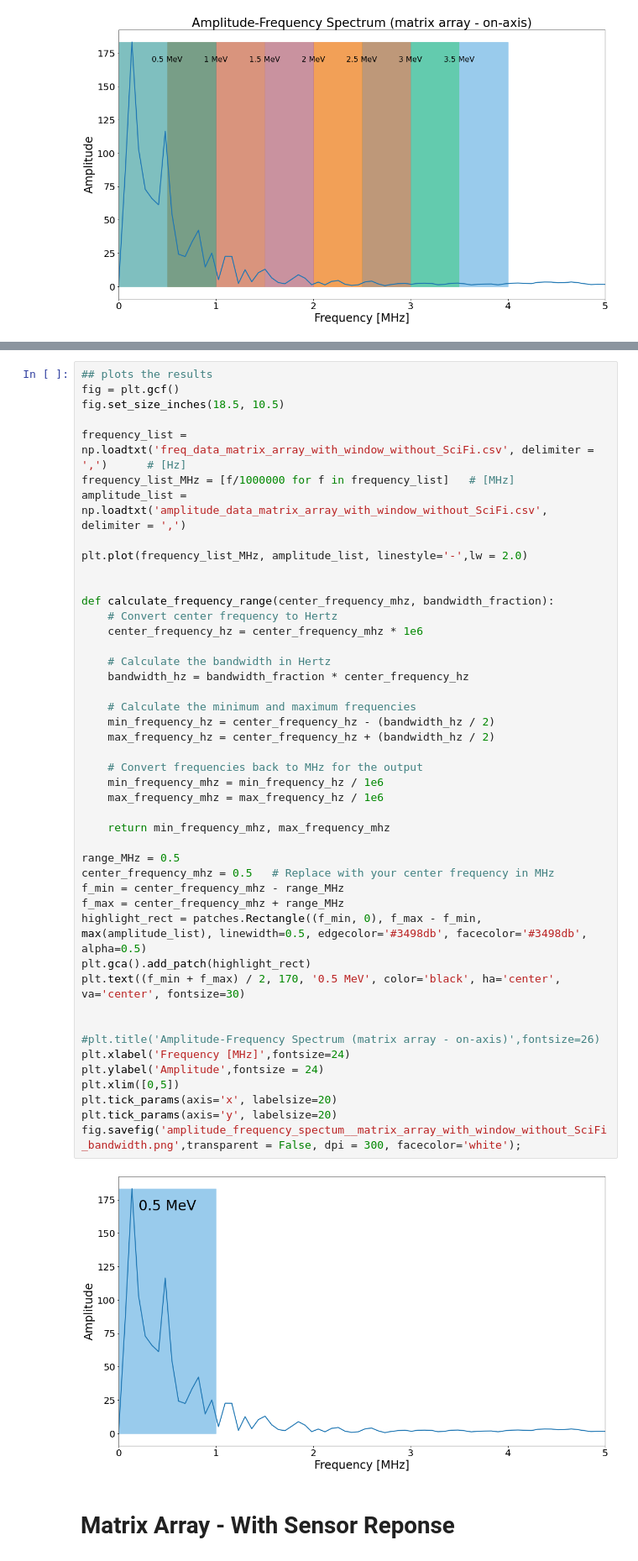
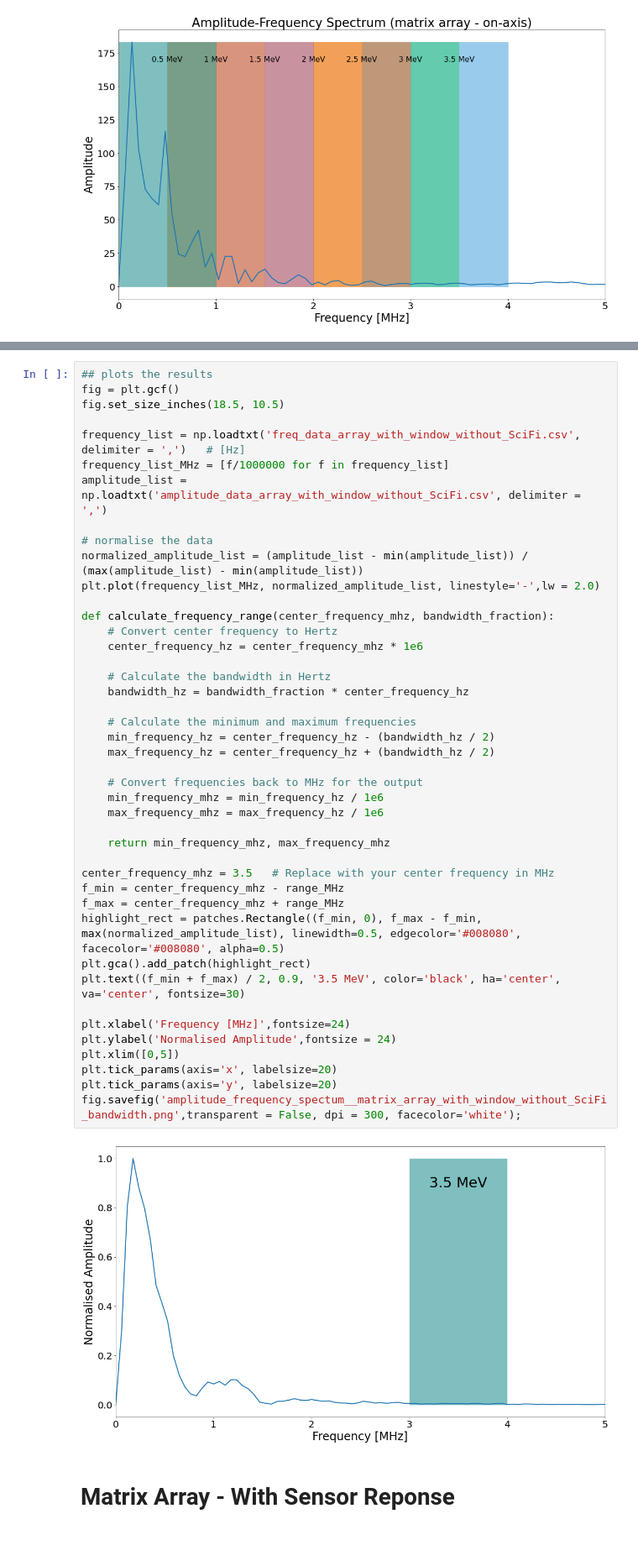
Before and after one commit to mariamaxouti/Varying_CenterFrequency, a Jupyter notebook: Matrix_OnAxis/Analysis/Analysis.ipynb, the cells around one changed output, grey strips where cells are left out. Shown at 84% size. Saved outputs shown, nothing was run; the diff lists cells and outputs as text.

Commit message:
Smooth frequency spectrum

```diff
--- a/Matrix_OnAxis/Analysis/Analysis.ipynb
+++ b/Matrix_OnAxis/Analysis/Analysis.ipynb
@@ -280,48 +368,46 @@ fig.savefig('amplitude_frequency_spectum__matrix_array_with_window_without_SciFi
 fig = plt.gcf()
 fig.set_size_inches(18.5, 10.5)
 
-frequency_list = np.loadtxt('freq_data_matrix_array_with_window_without_SciFi.csv', delimiter = ',')      # [Hz]
-frequency_list_MHz = [f/1000000 for f in frequency_list]   # [MHz]
-amplitude_list = np.loadtxt('amplitude_data_matrix_array_with_window_without_SciFi.csv', delimiter = ',')
+frequency_list = np.loadtxt('freq_data_array_with_window_without_SciFi.csv', delimiter = ',')   # [Hz]
+frequency_list_MHz = [f/1000000 for f in frequency_list]
+amplitude_list = np.loadtxt('amplitude_data_array_with_window_without_SciFi.csv', delimiter = ',')
 
-plt.plot(frequency_list_MHz, amplitude_list, linestyle='-',lw = 2.0)
-
+# normalise the data
+normalized_amplitude_list = (amplitude_list - min(amplitude_list)) / (max(amplitude_list) - min(amplitude_list))
+plt.plot(frequency_list_MHz, normalized_amplitude_list, linestyle='-',lw = 2.0)
 
 def calculate_frequency_range(center_frequency_mhz, bandwidth_fraction):
     # Convert center frequency to Hertz
     center_frequency_hz = center_frequency_mhz * 1e6
 
     # Calculate the bandwidth in Hertz
     bandwidth_hz = bandwidth_fraction * center_frequency_hz
 
     # Calculate the minimum and maximum frequencies
     min_frequency_hz = center_frequency_hz - (bandwidth_hz / 2)
     max_frequency_hz = center_frequency_hz + (bandwidth_hz / 2)
 
     # Convert frequencies back to MHz for the output
     min_frequency_mhz = min_frequency_hz / 1e6
     max_frequency_mhz = max_frequency_hz / 1e6
 
     return min_frequency_mhz, max_frequency_mhz
 
-range_MHz = 0.5
-center_frequency_mhz = 0.5   # Replace with your center frequency in MHz
+center_frequency_mhz = 3.5   # Replace with your center frequency in MHz
 f_min = center_frequency_mhz - range_MHz
 f_max = center_frequency_mhz + range_MHz
-highlight_rect = patches.Rectangle((f_min, 0), f_max - f_min, max(amplitude_list), linewidth=0.5, edgecolor='#3498db', facecolor='#3498db', alpha=0.5)
+highlight_rect = patches.Rectangle((f_min, 0), f_max - f_min, max(normalized_amplitude_list), linewidth=0.5, edgecolor='#008080', facecolor='#008080', alpha=0.5)
 plt.gca().add_patch(highlight_rect)
-plt.text((f_min + f_max) / 2, 170, '0.5 MeV', color='black', ha='center', va='center', fontsize=30)
+plt.text((f_min + f_max) / 2, 0.9, '3.5 MeV', color='black', ha='center', va='center', fontsize=30)
 
-
-#plt.title('Amplitude-Frequency Spectrum (matrix array - on-axis)',fontsize=26)
 plt.xlabel('Frequency [MHz]',fontsize=24)
-plt.ylabel('Amplitude',fontsize = 24)
+plt.ylabel('Normalised Amplitude',fontsize = 24)
 plt.xlim([0,5])
 plt.tick_params(axis='x', labelsize=20)
 plt.tick_params(axis='y', labelsize=20)
 fig.savefig('amplitude_frequency_spectum__matrix_array_with_window_without_SciFi_bandwidth.png',transparent = False, dpi = 300, facecolor='white');
 # %% [output]
-[figure, old version]
+[figure, new version]
 # %% [markdown]
 # Matrix Array - With Sensor Reponse
 # %% [markdown]
```
Also changed, not shown: parts of 1 cell of this notebook, 3 other files.
